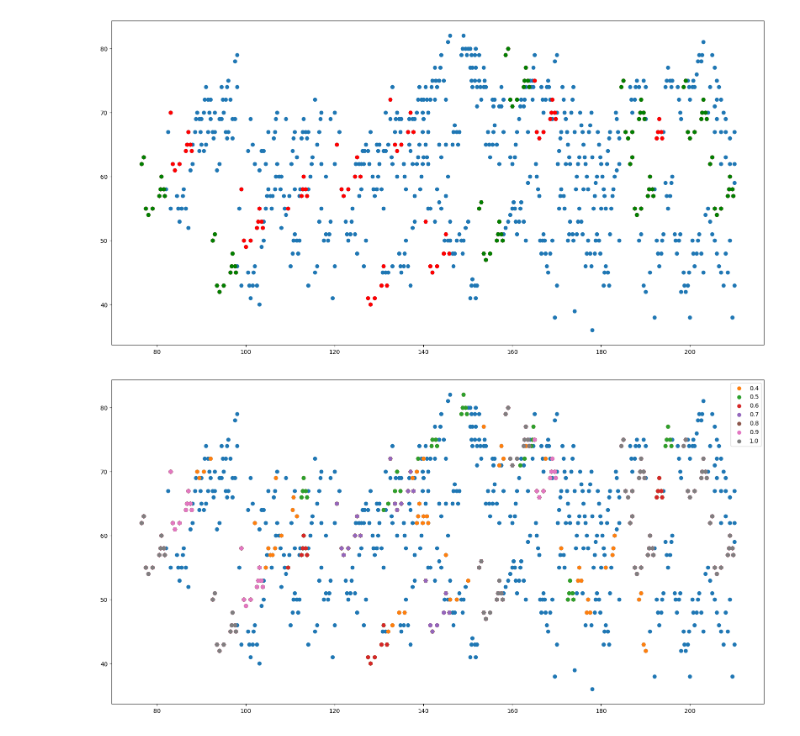
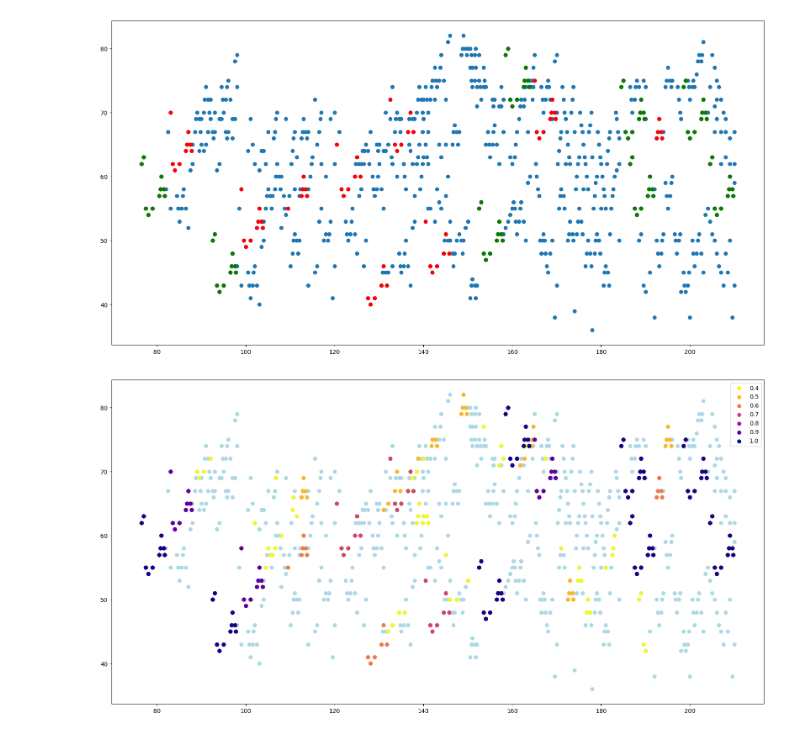
Before and after one commit to FRANCHI-Charles/MIDI-pattern-detection, a Jupyter notebook: bachtest.ipynb, the cells around one changed output. Cells and saved outputs as stored; diff of their text form; code cells hidden in the pictures.

```diff
--- a/bachtest.ipynb
+++ b/bachtest.ipynb
@@ -103,7 +108,10 @@ plt.show()
 [figure]
 # %%
 plt.figure(figsize=(20, 10))
-plt.scatter(*zip(*fugua))
+plt.scatter(*zip(*fugua), color="lightblue")
+
+color_map = plt.get_cmap("plasma")
+color_map = [color_map(i) for i in np.linspace(1, 0, 11-3)]
 
 for prop in range(3,11,1):
     new_patterns = my_dilatation(map>=prop/10, subject_image).squeeze((0, 1)) * fugua_image
@@ -114,7 +122,7 @@ for prop in range(3,11,1):
 
     new_patterns_list = [(note[0] +translations[0], note[1] + translations[1]) for note in new_patterns_list]
 
-    plt.scatter(*zip(*new_patterns_list), label=str(prop/10))
+    plt.scatter(*zip(*new_patterns_list), color=color_map[prop-3], label=str(prop/10))
 
 plt.legend()
 plt.show()
@@ -177,20 +185,23 @@ plt.show()
 [figure]
 # %%
 plt.figure(figsize=(20, 10))
-plt.scatter(*zip(*fugua))
+plt.scatter(*zip(*fugua), color="lightblue")
+
+color_map = plt.get_cmap("plasma")
+color_map = [color_map(i) for i in np.linspace(1, 0, 11-4)]
 
 for prop in range(4,11):
     new_patterns = my_dilatation(map>=prop/10, subject_image).squeeze((0, 1)) * fugua_image
     new_patterns_list = matrix_to_list(new_patterns, mindiv=quantization)
 
     translations = fugua[np.argmin([fugua[i][0] for i in range(len(fugua))])]
     translations = [translations[0], translations[1] - new_patterns_list[0][1]]
 
     new_patterns_list = [(note[0] +translations[0], note[1] + translations[1]) for note in new_patterns_list]
 
-    plt.scatter(*zip(*new_patterns_list), label=str(prop/10))
+    plt.scatter(*zip(*new_patterns_list), color=color_map[prop-4], label=str(prop/10))
 
 plt.legend()
 plt.show()
 # %% [output]
-[figure, old version]
+[figure, new version]
```
Also changed, not shown: parts of 5 cells of this notebook, 12 other files.
